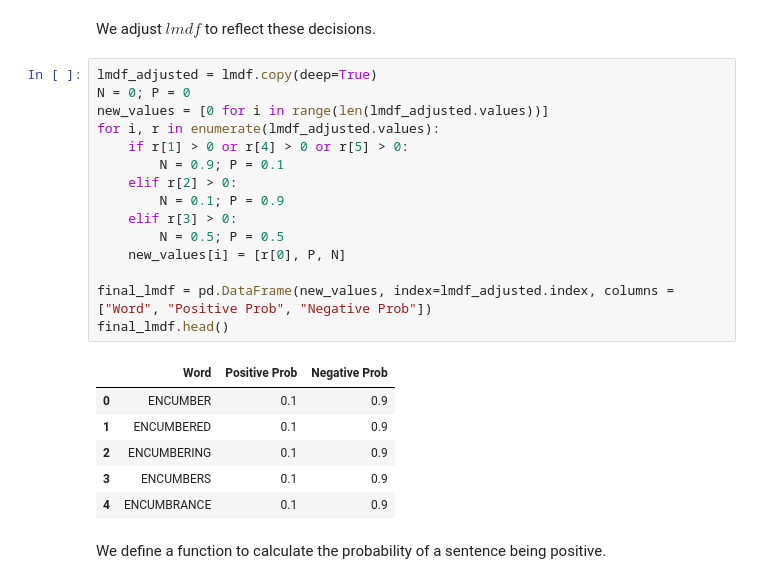
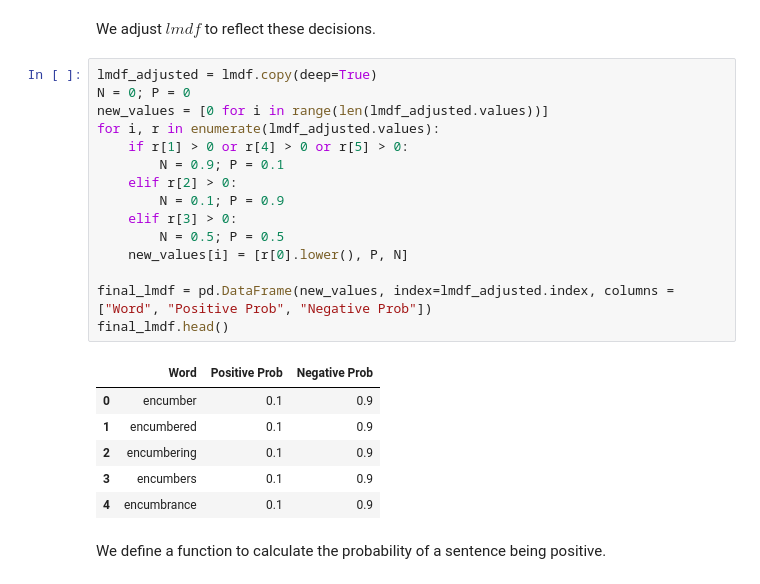
Before and after one commit to jamescurtin/cs109_fp, a Jupyter notebook: george/Sentiment Analysis-Copy1.ipynb, the cells around one changed output. Drawn from its saved outputs; the diff is of its cells as text.

```diff
--- a/george/Sentiment Analysis-Copy1.ipynb
+++ b/george/Sentiment Analysis-Copy1.ipynb
@@ -527,25 +527,25 @@ We adjust $lmdf$ to reflect these decisions.
 # %%
 lmdf_adjusted = lmdf.copy(deep=True)
 N = 0; P = 0
 new_values = [0 for i in range(len(lmdf_adjusted.values))]
 for i, r in enumerate(lmdf_adjusted.values):
     if r[1] > 0 or r[4] > 0 or r[5] > 0:
         N = 0.9; P = 0.1
     elif r[2] > 0:
         N = 0.1; P = 0.9
     elif r[3] > 0:
         N = 0.5; P = 0.5
-    new_values[i] = [r[0], P, N]
+    new_values[i] = [r[0].lower(), P, N]
 
 final_lmdf = pd.DataFrame(new_values, index=lmdf_adjusted.index, columns = ["Word", "Positive Prob", "Negative Prob"])
 final_lmdf.head()
 # %% [output]
 |  | Word | Positive Prob | Negative Prob |
-| 0 | ENCUMBER | 0.1 | 0.9 |
-| 1 | ENCUMBERED | 0.1 | 0.9 |
-| 2 | ENCUMBERING | 0.1 | 0.9 |
-| 3 | ENCUMBERS | 0.1 | 0.9 |
-| 4 | ENCUMBRANCE | 0.1 | 0.9 |
+| 0 | encumber | 0.1 | 0.9 |
+| 1 | encumbered | 0.1 | 0.9 |
+| 2 | encumbering | 0.1 | 0.9 |
+| 3 | encumbers | 0.1 | 0.9 |
+| 4 | encumbrance | 0.1 | 0.9 |
 # %% [markdown]
 We define a function to calculate the probability of a sentence being positive.
 # %%
```
Also changed, not shown: parts of 13 cells of this notebook.
